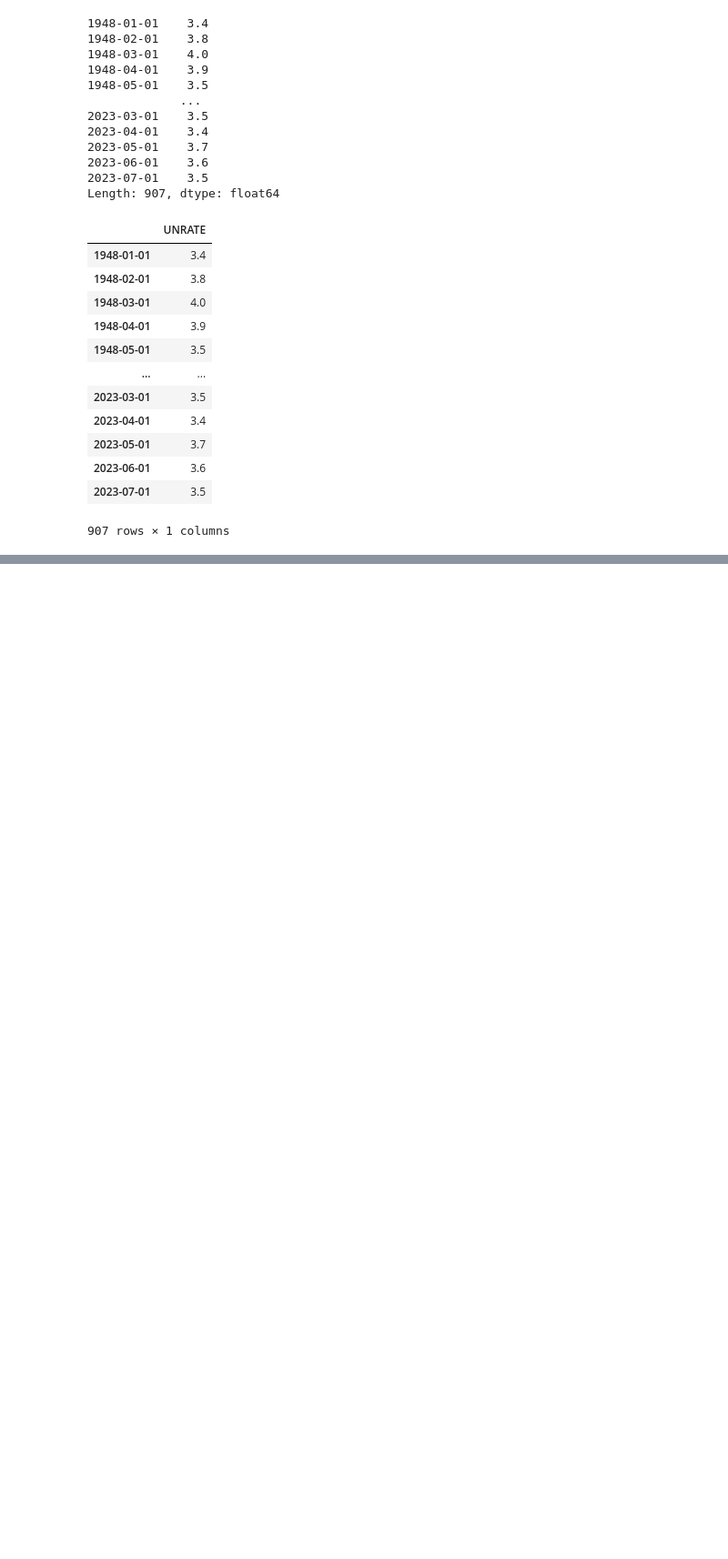
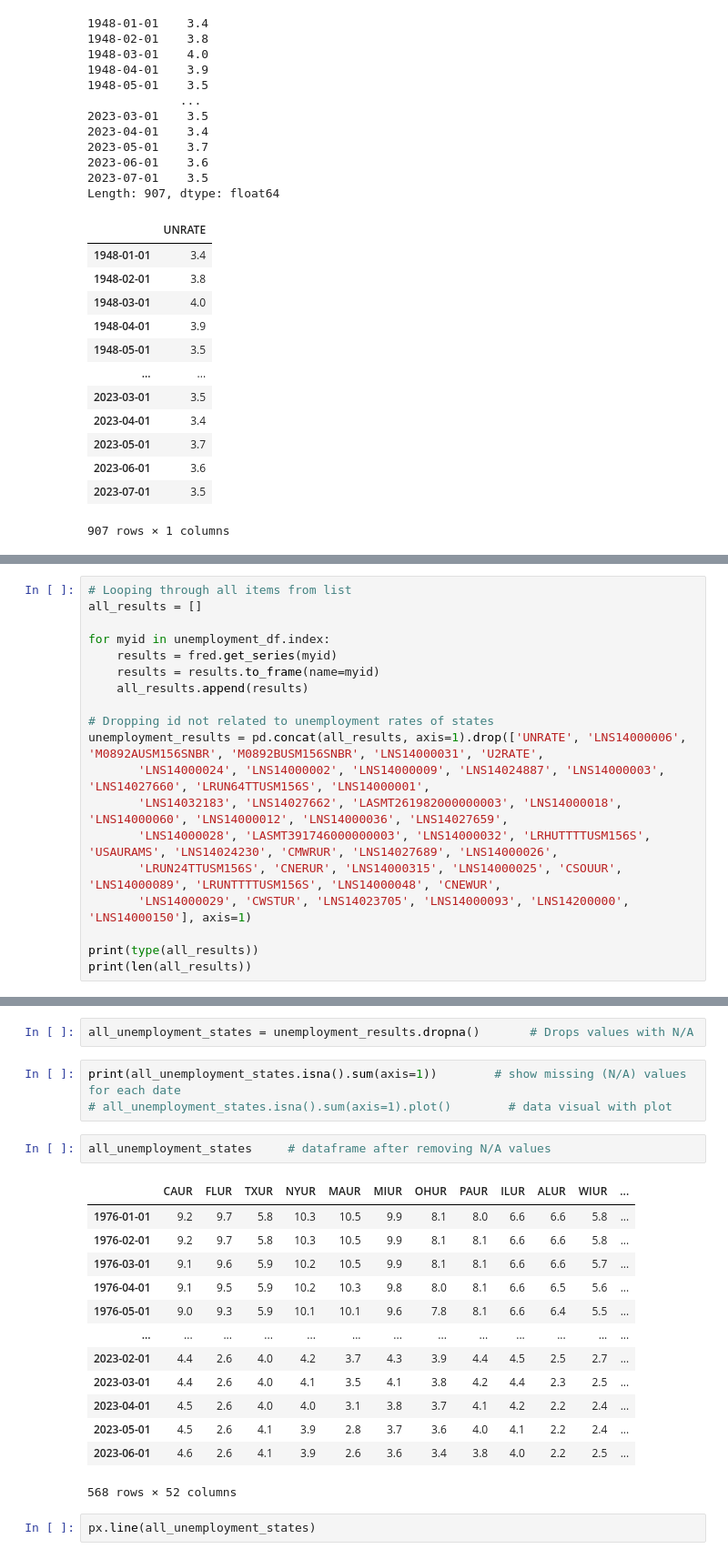
Before and after one commit to WackyChomp/data-analysis, a Jupyter notebook: 1-fred/1-economic-analysis.ipynb, the cells around one changed output, grey strips where cells are left out. Shown: that part at 91% size. Saved outputs shown, nothing was run; the diff lists cells and outputs as text; blank space fills up the shorter version.

Commit message:
Removed NaN values from dataframe and created line data visual with plot / updated nbformat for requirements.txt

```diff
--- a/1-fred/1-economic-analysis.ipynb
+++ b/1-fred/1-economic-analysis.ipynb
@@ -229,0 +218,19 @@ print(len(all_results))
+# %%
+# Looping through all items from list
+all_results = []
+
+for myid in unemployment_df.index:
+    results = fred.get_series(myid)
+    results = results.to_frame(name=myid)
+    all_results.append(results)
+
+# Dropping id not related to unemployment rates of states
+unemployment_results = pd.concat(all_results, axis=1).drop(['UNRATE', 'LNS14000006', 'M0892AUSM156SNBR', 'M0892BUSM156SNBR', 'LNS14000031', 'U2RATE',
+       'LNS14000024', 'LNS14000002', 'LNS14000009', 'LNS14024887', 'LNS14000003', 'LNS14027660', 'LRUN64TTUSM156S', 'LNS14000001',
+       'LNS14032183', 'LNS14027662', 'LASMT261982000000003', 'LNS14000018', 'LNS14000060', 'LNS14000012', 'LNS14000036', 'LNS14027659',
+       'LNS14000028', 'LASMT391746000000003', 'LNS14000032', 'LRHUTTTTUSM156S', 'USAURAMS', 'LNS14024230', 'CMWRUR', 'LNS14027689', 'LNS14000026',
+       'LRUN24TTUSM156S', 'CNERUR', 'LNS14000315', 'LNS14000025', 'CSOUUR', 'LNS14000089', 'LRUNTTTTUSM156S', 'LNS14000048', 'CNEWUR',
+       'LNS14000029', 'CWSTUR', 'LNS14023705', 'LNS14000093', 'LNS14200000', 'LNS14000150'], axis=1)
+
+print(type(all_results))
+print(len(all_results))
@@ -245,0 +272,23 @@ all_results[3]
+# %%
+all_unemployment_states = unemployment_results.dropna()       # Drops values with N/A
+# %%
+print(all_unemployment_states.isna().sum(axis=1))        # show missing (N/A) values for each date
+# all_unemployment_states.isna().sum(axis=1).plot()        # data visual with plot
+# %%
+all_unemployment_states     # dataframe after removing N/A values
+# %% [output]
+|  | CAUR | FLUR | TXUR | NYUR | MAUR | MIUR | OHUR | PAUR | ILUR | ALUR | WIUR | ... |
+| 1976-01-01 | 9.2 | 9.7 | 5.8 | 10.3 | 10.5 | 9.9 | 8.1 | 8.0 | 6.6 | 6.6 | 5.8 | ... |
+| 1976-02-01 | 9.2 | 9.7 | 5.8 | 10.3 | 10.5 | 9.9 | 8.1 | 8.1 | 6.6 | 6.6 | 5.8 | ... |
+| 1976-03-01 | 9.1 | 9.6 | 5.9 | 10.2 | 10.5 | 9.9 | 8.1 | 8.1 | 6.6 | 6.6 | 5.7 | ... |
+| 1976-04-01 | 9.1 | 9.5 | 5.9 | 10.2 | 10.3 | 9.8 | 8.0 | 8.1 | 6.6 | 6.5 | 5.6 | ... |
+| 1976-05-01 | 9.0 | 9.3 | 5.9 | 10.1 | 10.1 | 9.6 | 7.8 | 8.1 | 6.6 | 6.4 | 5.5 | ... |
+| ... | ... | ... | ... | ... | ... | ... | ... | ... | ... | ... | ... | ... |
+| 2023-02-01 | 4.4 | 2.6 | 4.0 | 4.2 | 3.7 | 4.3 | 3.9 | 4.4 | 4.5 | 2.5 | 2.7 | ... |
+| 2023-03-01 | 4.4 | 2.6 | 4.0 | 4.1 | 3.5 | 4.1 | 3.8 | 4.2 | 4.4 | 2.3 | 2.5 | ... |
+| 2023-04-01 | 4.5 | 2.6 | 4.0 | 4.0 | 3.1 | 3.8 | 3.7 | 4.1 | 4.2 | 2.2 | 2.4 | ... |
+| 2023-05-01 | 4.5 | 2.6 | 4.1 | 3.9 | 2.8 | 3.7 | 3.6 | 4.0 | 4.1 | 2.2 | 2.4 | ... |
+| 2023-06-01 | 4.6 | 2.6 | 4.1 | 3.9 | 2.6 | 3.6 | 3.4 | 3.8 | 4.0 | 2.2 | 2.5 | ... |
+568 rows × 52 columns
+# %%
+px.line(all_unemployment_states)
```
Also changed, not shown: parts of 13 cells of this notebook, 1 other file.
